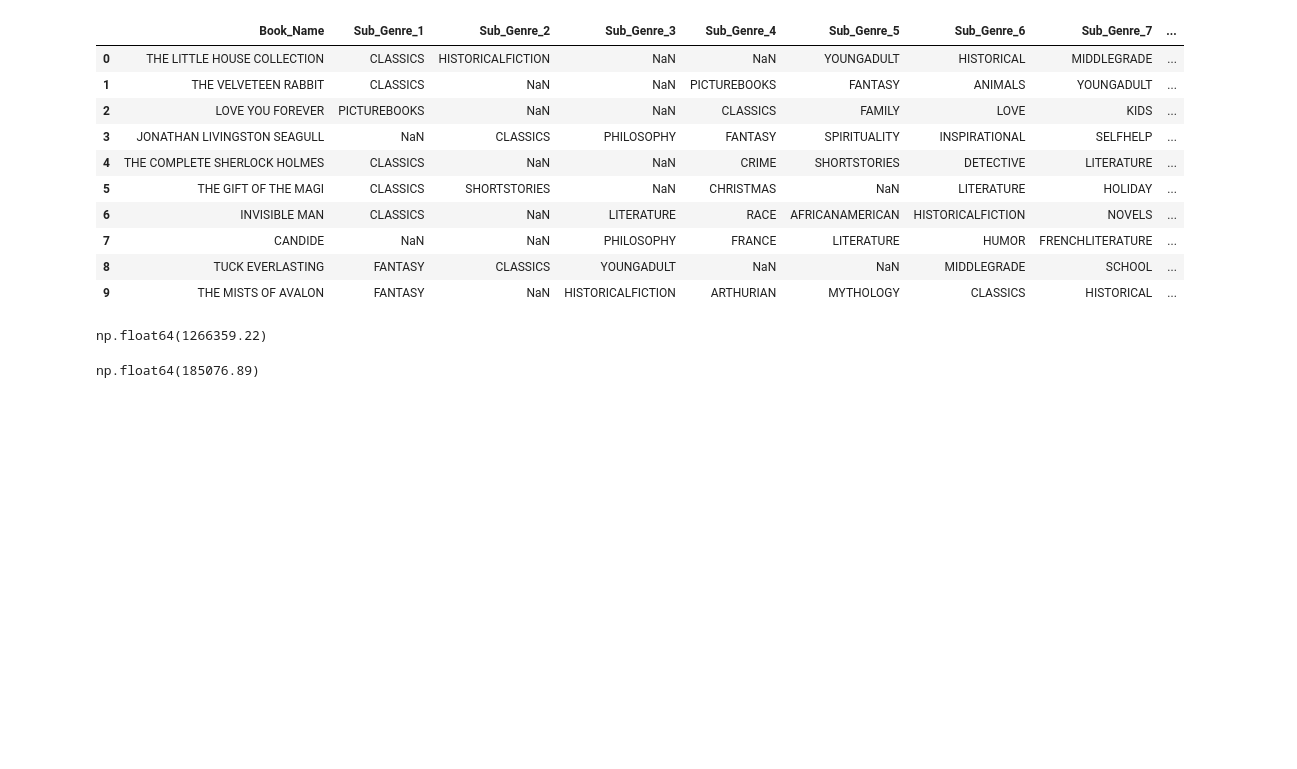
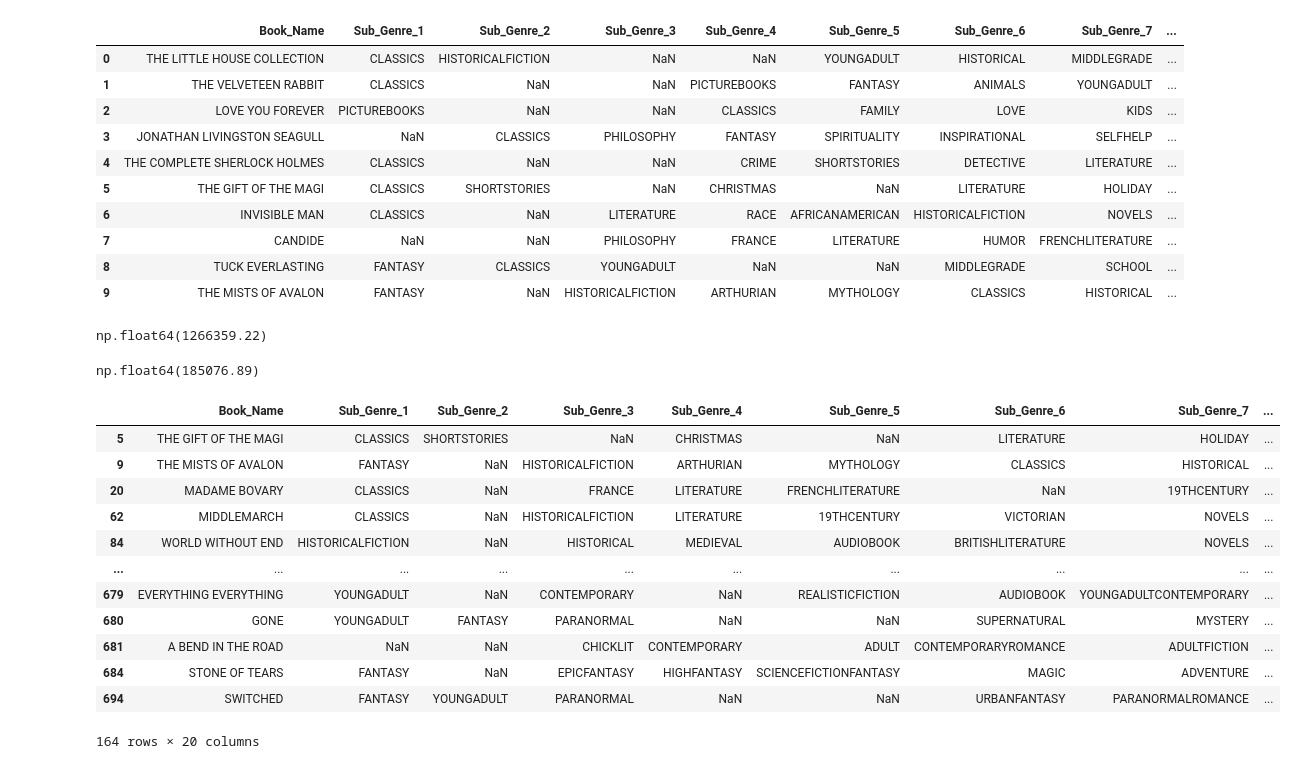
Before and after one commit to ammabe1/Publish-Me---Release-Assistant, a Jupyter notebook: Publish_Me Release_Assistant.ipynb, the cells around one changed output. Saved outputs shown, nothing was run; the diff lists cells and outputs as text; code cells hidden in the pictures; blank space fills up the shorter version.

```diff
--- a/Publish_Me Release_Assistant.ipynb
+++ b/Publish_Me Release_Assistant.ipynb
@@ -570,6 +570,24 @@ NonFiction_sales = Full_Book_Details_modified.loc[Full_Book_Details_modified['Ma
 NonFiction_sales
 # %% [output]
 np.float64(185076.89)
+# %%
+#make new dataset of fiction:Romance by dropping rows that do not equal Romance in Master_Sub_Genre column
+Fiction_Romance = Full_Book_Details_modified.loc[Full_Book_Details_modified['Master_Sub_Genre'] == 'ROMANCE']
+Fiction_Romance
+# %% [output]
+|  | Book_Name | Sub_Genre_1 | Sub_Genre_2 | Sub_Genre_3 | Sub_Genre_4 | Sub_Genre_5 | Sub_Genre_6 | Sub_Genre_7 | ... |
+| 5 | THE GIFT OF THE MAGI | CLASSICS | SHORTSTORIES | NaN | CHRISTMAS | NaN | LITERATURE | HOLIDAY | ... |
+| 9 | THE MISTS OF AVALON | FANTASY | NaN | HISTORICALFICTION | ARTHURIAN | MYTHOLOGY | CLASSICS | HISTORICAL | ... |
+| 20 | MADAME BOVARY | CLASSICS | NaN | FRANCE | LITERATURE | FRENCHLITERATURE | NaN | 19THCENTURY | ... |
+| 62 | MIDDLEMARCH | CLASSICS | NaN | HISTORICALFICTION | LITERATURE | 19THCENTURY | VICTORIAN | NOVELS | ... |
+| 84 | WORLD WITHOUT END | HISTORICALFICTION | NaN | HISTORICAL | MEDIEVAL | AUDIOBOOK | BRITISHLITERATURE | NOVELS | ... |
+| ... | ... | ... | ... | ... | ... | ... | ... | ... | ... |
+| 679 | EVERYTHING EVERYTHING | YOUNGADULT | NaN | CONTEMPORARY | NaN | REALISTICFICTION | AUDIOBOOK | YOUNGADULTCONTEMPORARY | ... |
+| 680 | GONE | YOUNGADULT | FANTASY | PARANORMAL | NaN | NaN | SUPERNATURAL | MYSTERY | ... |
+| 681 | A BEND IN THE ROAD | NaN | NaN | CHICKLIT | CONTEMPORARY | ADULT | CONTEMPORARYROMANCE | ADULTFICTION | ... |
+| 684 | STONE OF TEARS | FANTASY | NaN | EPICFANTASY | HIGHFANTASY | SCIENCEFICTIONFANTASY | MAGIC | ADVENTURE | ... |
+| 694 | SWITCHED | FANTASY | YOUNGADULT | PARANORMAL | NaN | NaN | URBANFANTASY | PARANORMALROMANCE | ... |
+164 rows × 20 columns
 # %%
 #grouped_data = df.groupby('Category')['Value'].sum()
 sales_grouped_by = Full_Book_Details_modified.groupby('Master_Genre')['gross_sales'].sum()
```
Also changed, not shown: parts of 5 cells of this notebook.
